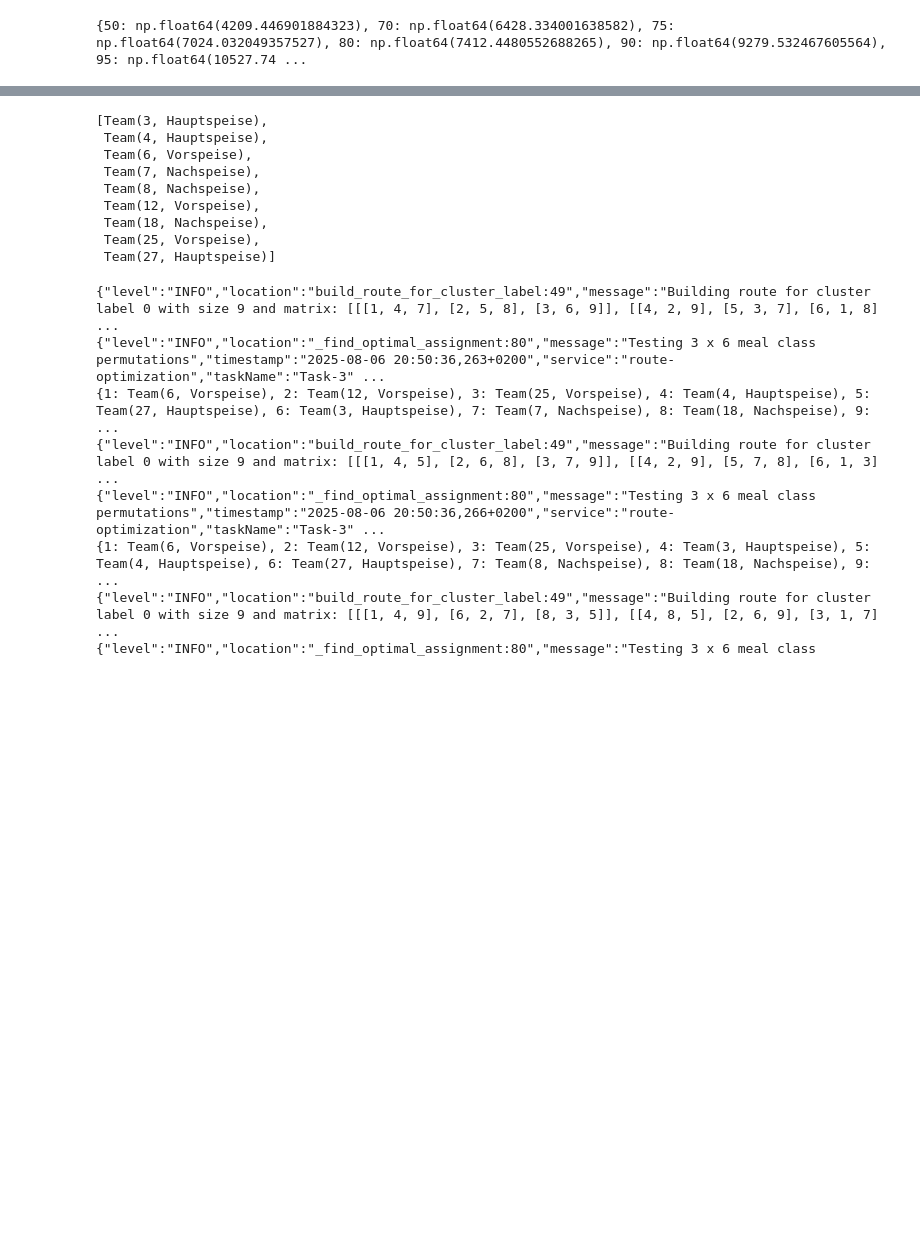
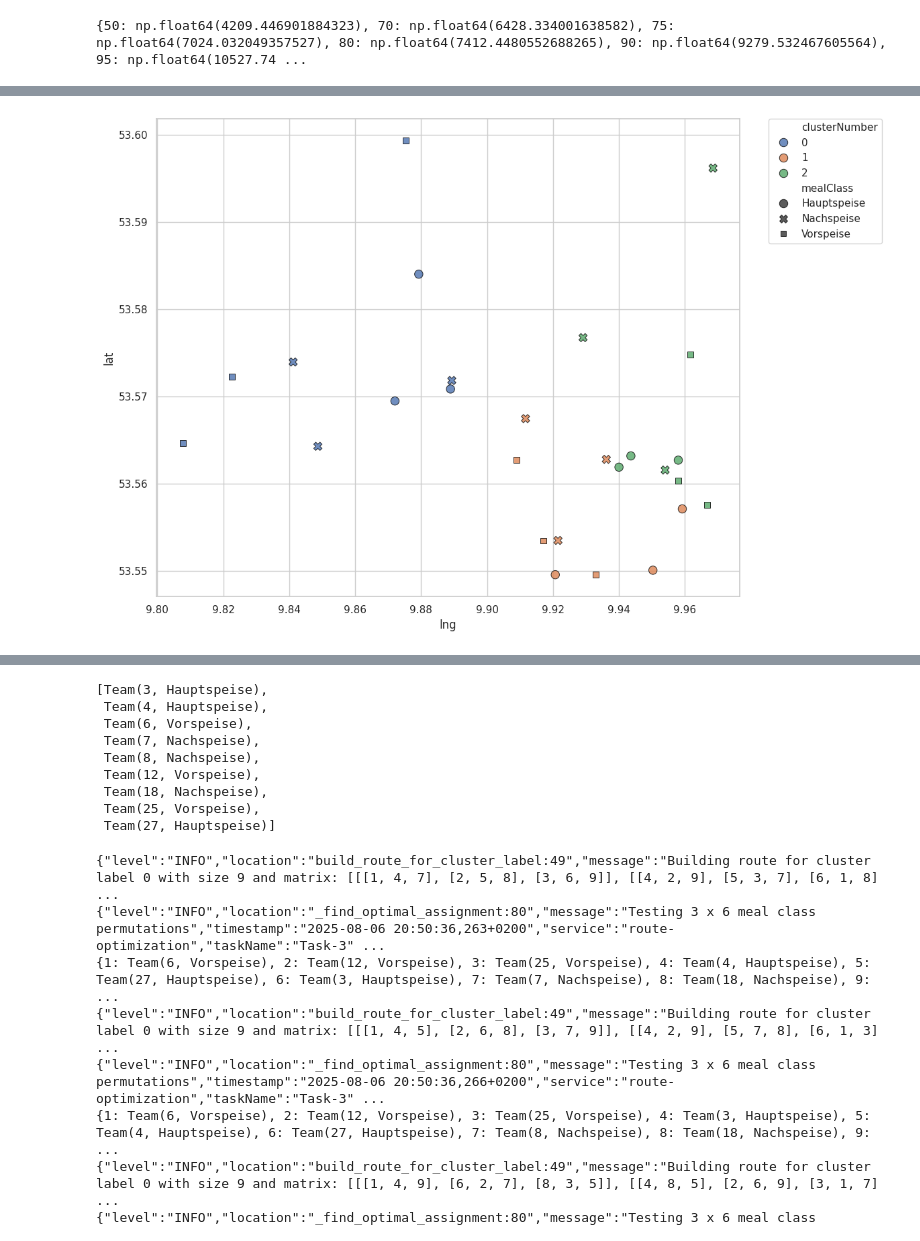
Before and after one commit to Clemens85/runningdinner-functions, a Jupyter notebook: packages/optimization/playground.ipynb, the cells around one changed output, grey strips where cells are left out. Drawn from its saved outputs; the diff is of its cells as text; code cells hidden in the pictures; blank space fills up the shorter version.

```diff
--- a/packages/optimization/playground.ipynb
+++ b/packages/optimization/playground.ipynb
@@ -40,4 +40,6 @@ Cluster 3: 9 Elemente, maximale Distanz: 12337.82
 # %%
+clusterer = ClustererNewMealAssignmentsV2(data)
 routes, labels = clusterer.predict()
-print (labels)
+vis.plot_geocodes(routes)
+#vis.plot_max_distances_per_cluster(clusterer.print_max_distances_per_cluster())
 # %% [output]
@@ -61 +63,2 @@ print (labels)
+[figure, added]
 # %%
```
Also changed, not shown: parts of 5 cells of this notebook, 6 other files.
